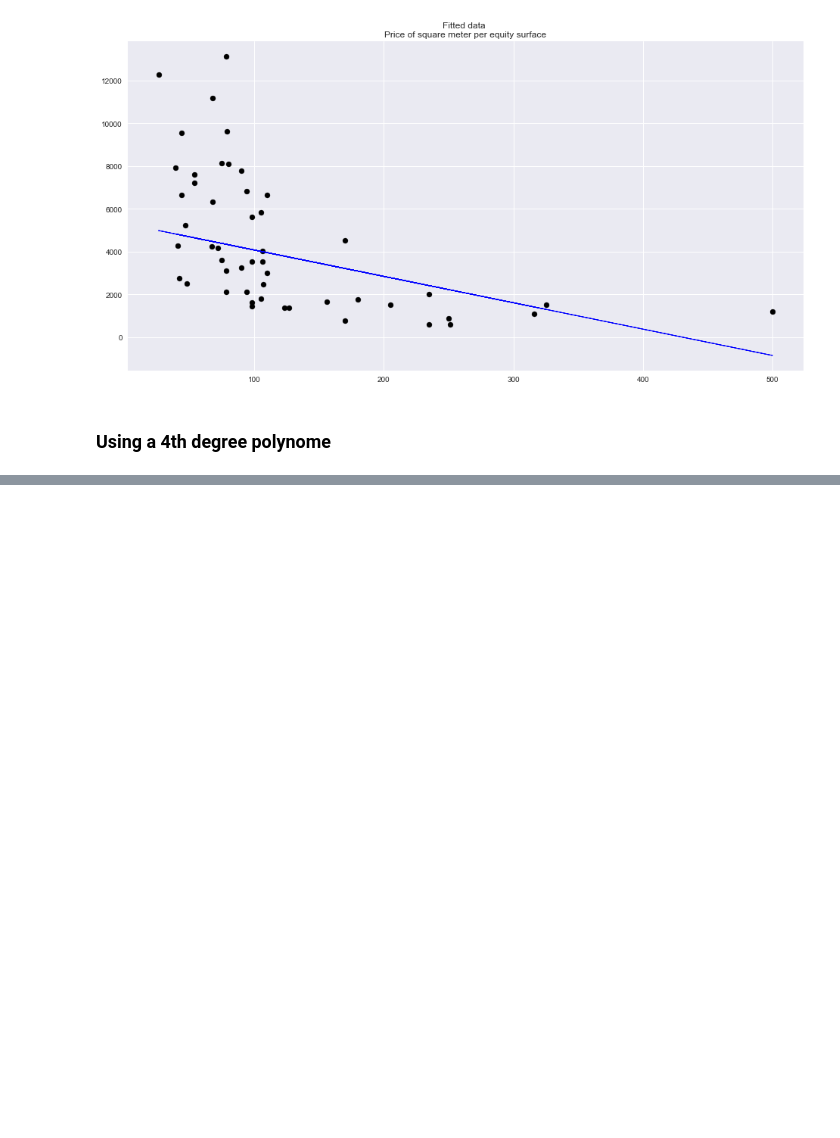
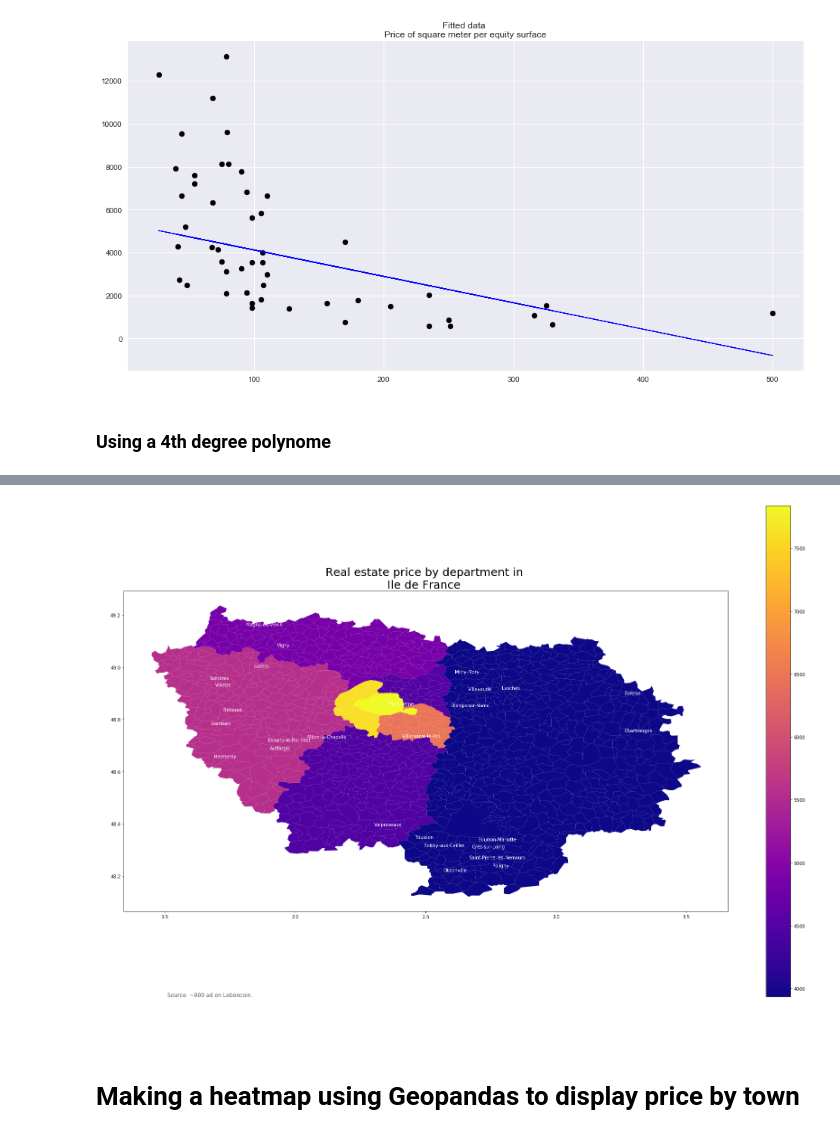
Before and after one commit to OuazzaniNizar/Python_for_data_science, a Jupyter notebook: Project 7 - Real Estate in Ile de France/Real estate prices in Ile de France - France (based on Leboncoin data).ipynb, the cells around one changed output, grey strips where cells are left out. Saved outputs shown, nothing was run; the diff lists cells and outputs as text; code cells hidden in the pictures; blank space fills up the shorter version.

```diff
--- a/Project 7 - Real Estate in Ile de France/Real estate prices in Ile de France - France (based on Leboncoin data).ipynb
+++ b/Project 7 - Real Estate in Ile de France/Real estate prices in Ile de France - France (based on Leboncoin data).ipynb
@@ -406,0 +455,3 @@ Polynome coefficients : [ 1.83332392e-07 -3.72941760e-04  2.59179456e-01 -7.4349
+# %%
+df_map = pd.read_csv("les-communes-generalisees-dile-de-france.csv",delimiter=';', header=0)
+df_map.head()
@@ -406,0 +480,3 @@ Polynome coefficients : [ 1.83332392e-07 -3.72941760e-04  2.59179456e-01 -7.4349
+# %%
+groupped_data=data[data["type_bien"]=="Appartement"][["code_postal_departement","prix_m²"]].groupby(["code_postal_departement"],as_index=False).mean()
+groupped_data.head()
@@ -406,0 +490,5 @@ Polynome coefficients : [ 1.83332392e-07 -3.72941760e-04  2.59179456e-01 -7.4349
+# %%
+merged = pd.merge(df_map,groupped_data, how='left', left_on = 'numdep', right_on = 'code_postal_departement')
+merged_map = pd.concat([map_df,merged],axis=1)
+print(type(merged_map))
+merged_map.head()
@@ -406,0 +503,31 @@ Polynome coefficients : [ 1.83332392e-07 -3.72941760e-04  2.59179456e-01 -7.4349
+# %%
+fig, ax = plt.subplots(1, figsize=(30, 20))
+vmin, vmax = groupped_data["prix_m²"].max(), groupped_data["prix_m²"].min()
+
+merged_map.plot(column="prix_m²", cmap="plasma", linewidth=0.8, ax=ax)
+#ax.axis("off")
+ax.set_title("Real estate price by department in \nIle de France ", fontdict={"fontsize": "25", "fontweight" : "3"})
+ax.annotate('Source: ~800 ad on Leboncoin.',xy=(0.1, .08),  xycoords='figure fraction',
+            horizontalalignment='left', verticalalignment='top', fontsize=12, color='#555555')
+
+commune=list(merged_map["nomcom"])
+coord=list(merged_map["geo_point_2d"])
+x_coord=[coord[i].split(',')[1] for i in range(len(coord))]
+y_coord=[coord[i].split(',')[0] for i in range(len(coord))]
+
+ax.annotate(commune[1],xy=(float(x_coord[1]),float(y_coord[1])),color='#FFFFFF',fontsize=9)
+for i in range(len(coord)):
+    if i%50==0:
+        ax.annotate(commune[i],xy=(float(x_coord[i]),float(y_coord[i])),color='#FFFFFF')
+
+
+sm = plt.cm.ScalarMappable(cmap="plasma", norm=plt.Normalize(vmin=vmin, vmax=vmax))
+sm._A = []
+cbar = fig.colorbar(sm)
+
+
+fig.savefig("map_export.png", dpi=300)
+# %% [output]
+[figure, added]
+# %% [markdown]
+# Making a heatmap using Geopandas to display price by town
```
Also changed, not shown: parts of 24 cells of this notebook, 4 other files.
